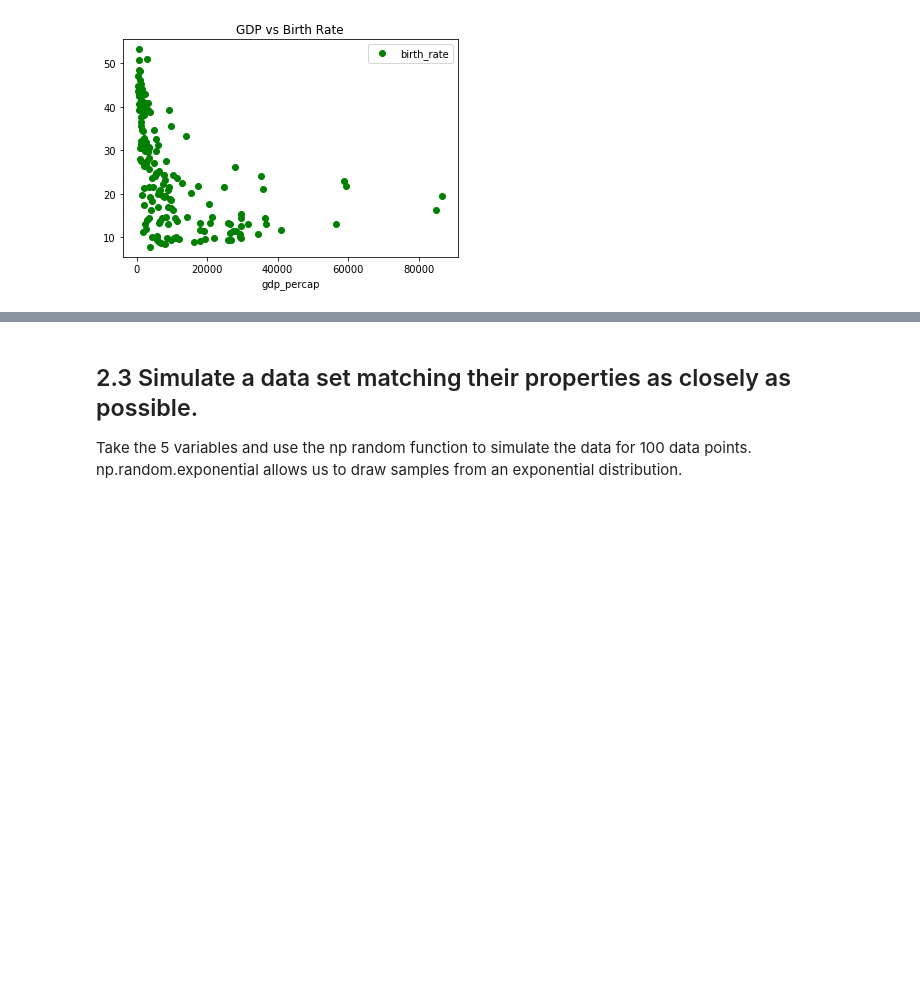
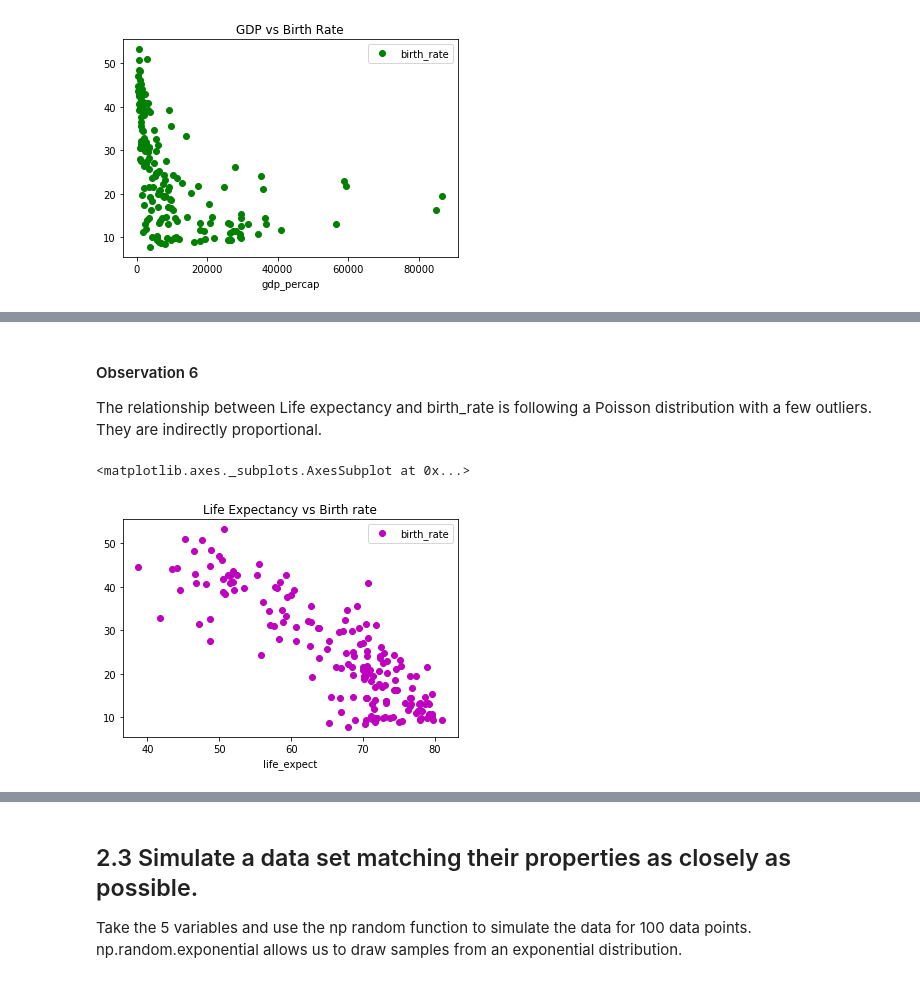
Before and after one commit to shakti230/real-world-phenomenon, a Jupyter notebook: real world phenomenom.ipynb, the cells around one changed output, grey strips where cells are left out. Saved outputs shown, nothing was run; the diff lists cells and outputs as text; code cells hidden in the pictures; blank space fills up the shorter version.

```diff
--- a/real world phenomenom.ipynb
+++ b/real world phenomenom.ipynb
@@ -306,0 +324,9 @@ predefined_data_2000.plot(x='gdp_percap', y='birth_rate', style='go', title="GDP
+# %% [markdown]
+#### Observation 6
+
+The relationship between Life expectancy and birth_rate is following a Poisson distribution with a few outliers. They are indirectly proportional.
+# %%
+predefined_data_2000.plot(x='life_expect', y='birth_rate', style='mo', title="Life Expectancy vs Birth rate")
+# %% [output]
+<matplotlib.axes._subplots.AxesSubplot at 0x...>
+[figure, added]
```
Also changed, not shown: parts of 13 cells of this notebook.
